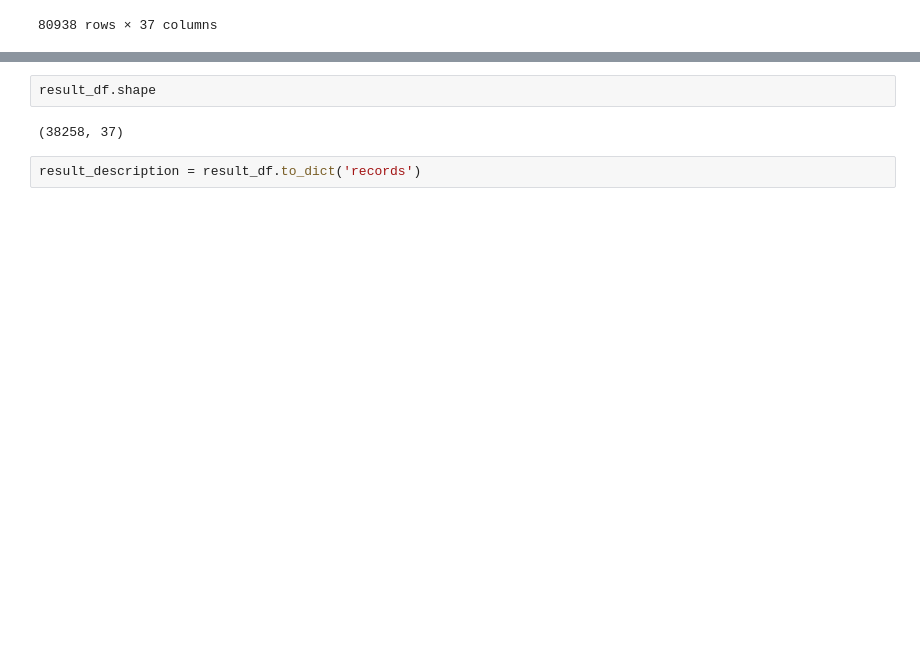
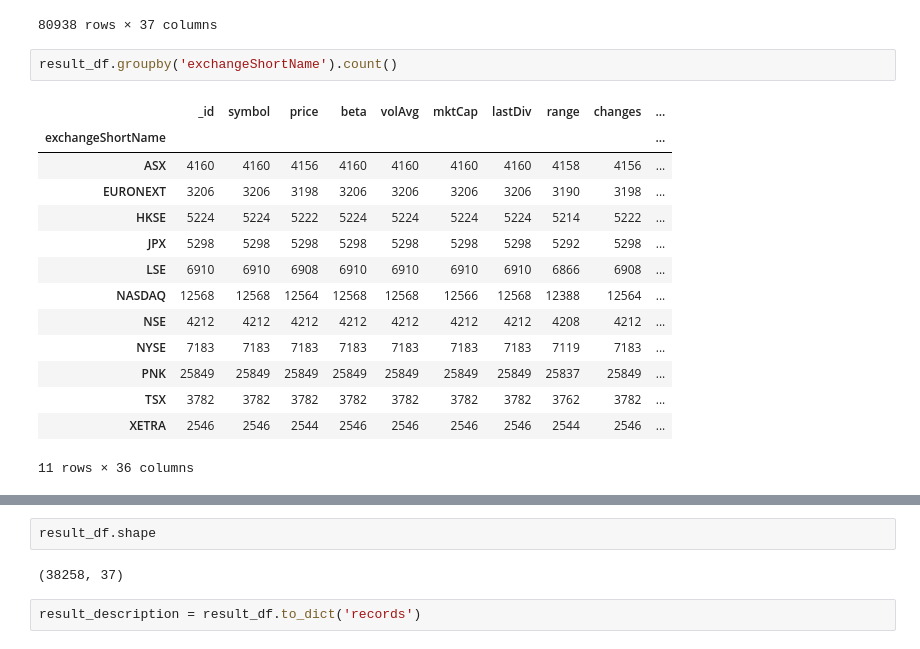
Before and after one commit to Michiel-DK/finance, a Jupyter notebook: notebooks/chroma_db.ipynb, the cells around one changed output, grey strips where cells are left out. Cells and saved outputs as stored; diff of their text form; blank space fills up the shorter version.

```diff
--- a/notebooks/chroma_db.ipynb
+++ b/notebooks/chroma_db.ipynb
@@ -27,3 +27,20 @@ result_df
 | 80936 | 6583338a570a04d5526854bd | SPKKY | 15.9750 | 0.1760 | 53503 | 5.796241e+09 | 0.96 | 13.75-17.25 | -0.1550 | Spark New Zealand Limited | ... | ... |
 | 80937 | 6583338a570a04d5526854be | ARTZF | 8.8500 | 1.3350 | 3 | 5.049872e+07 | 0.00 | 6.55-12.03 | 0.0000 | artnet AG | ... | ... |
 80938 rows × 37 columns
+# %%
+result_df.groupby('exchangeShortName').count()
+# %% [output]
+|  | _id | symbol | price | beta | volAvg | mktCap | lastDiv | range | changes | ... |
+| exchangeShortName |  |  |  |  |  |  |  |  |  | ... |
+| ASX | 4160 | 4160 | 4156 | 4160 | 4160 | 4160 | 4160 | 4158 | 4156 | ... |
+| EURONEXT | 3206 | 3206 | 3198 | 3206 | 3206 | 3206 | 3206 | 3190 | 3198 | ... |
+| HKSE | 5224 | 5224 | 5222 | 5224 | 5224 | 5224 | 5224 | 5214 | 5222 | ... |
+| JPX | 5298 | 5298 | 5298 | 5298 | 5298 | 5298 | 5298 | 5292 | 5298 | ... |
+| LSE | 6910 | 6910 | 6908 | 6910 | 6910 | 6910 | 6910 | 6866 | 6908 | ... |
+| NASDAQ | 12568 | 12568 | 12564 | 12568 | 12568 | 12566 | 12568 | 12388 | 12564 | ... |
+| NSE | 4212 | 4212 | 4212 | 4212 | 4212 | 4212 | 4212 | 4208 | 4212 | ... |
+| NYSE | 7183 | 7183 | 7183 | 7183 | 7183 | 7183 | 7183 | 7119 | 7183 | ... |
+| PNK | 25849 | 25849 | 25849 | 25849 | 25849 | 25849 | 25849 | 25837 | 25849 | ... |
+| TSX | 3782 | 3782 | 3782 | 3782 | 3782 | 3782 | 3782 | 3762 | 3782 | ... |
+| XETRA | 2546 | 2546 | 2544 | 2546 | 2546 | 2546 | 2546 | 2544 | 2546 | ... |
+11 rows × 36 columns
```
Also changed, not shown: parts of 11 cells of this notebook, 1 other file.
